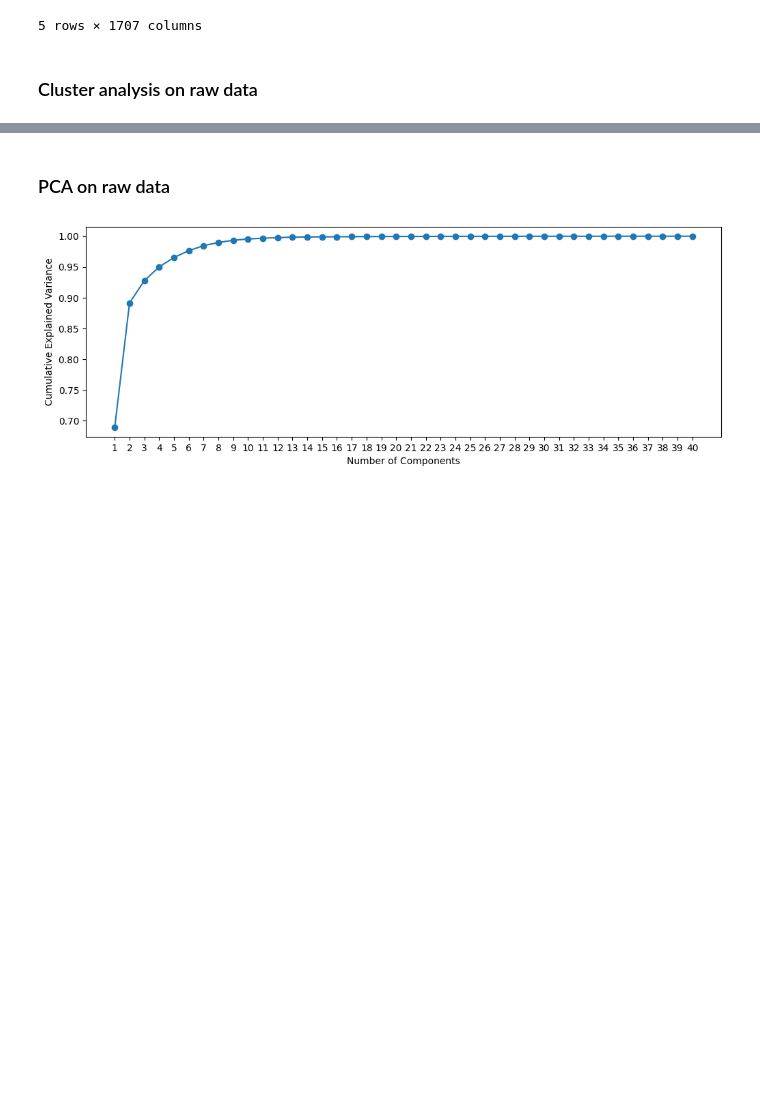
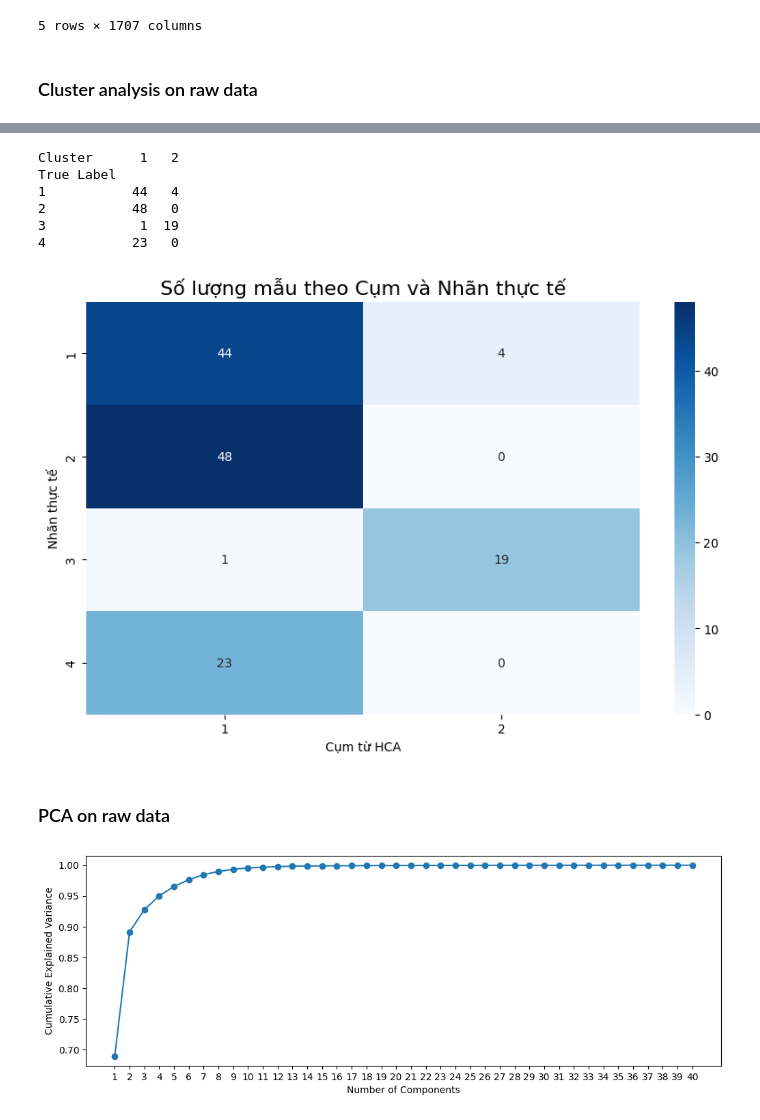
Before and after one commit to ChauBacHozz/IR_Cinnamon, a Jupyter notebook: VungTrong/CA.ipynb, the cells around one changed output, grey strips where cells are left out. Drawn from its saved outputs; the diff is of its cells as text; code cells hidden in the pictures; blank space fills up the shorter version.

```diff
--- a/VungTrong/CA.ipynb
+++ b/VungTrong/CA.ipynb
@@ -49,3 +52,42 @@ den = dendrogram(linkage,
+# %%
+from scipy.cluster.hierarchy import fcluster
+import pandas as pd
+import seaborn as sns
+import matplotlib.pyplot as plt
+
+# Số lượng cụm bạn muốn tạo từ cây HCA, ví dụ: 5
+num_clusters = 2
+
+# Gán nhãn cụm cho mỗi mẫu
+cluster_labels = fcluster(linkage, num_clusters, criterion='maxclust')
+
+# Tạo DataFrame với nhãn cụm và nhãn thực tế
+cluster_df = pd.DataFrame({
+    'Cluster': cluster_labels,
+    'True Label': y.values
+})
+
+# Tạo bảng đếm số lượng (confusion table)
+count_table = pd.crosstab(cluster_df['True Label'], cluster_df['Cluster'])
+
+# In bảng
+print(count_table)
+
+# Tuỳ chọn: trực quan hoá bảng bằng heatmap
+plt.figure(figsize=(10, 6))
+sns.heatmap(count_table, annot=True, fmt='d', cmap='Blues')
+plt.title("Số lượng mẫu theo Cụm và Nhãn thực tế", fontsize=16)
+plt.xlabel("Cụm từ HCA")
+plt.ylabel("Nhãn thực tế")
+plt.show()
+# %% [output]
+Cluster      1   2
+True Label
+1           44   4
+2           48   0
+3            1  19
+4           23   0
+[figure, added]
 # %% [markdown]
 ### PCA on raw data
 # %%
```
Also changed, not shown: parts of 7 cells of this notebook, 4 other files.
